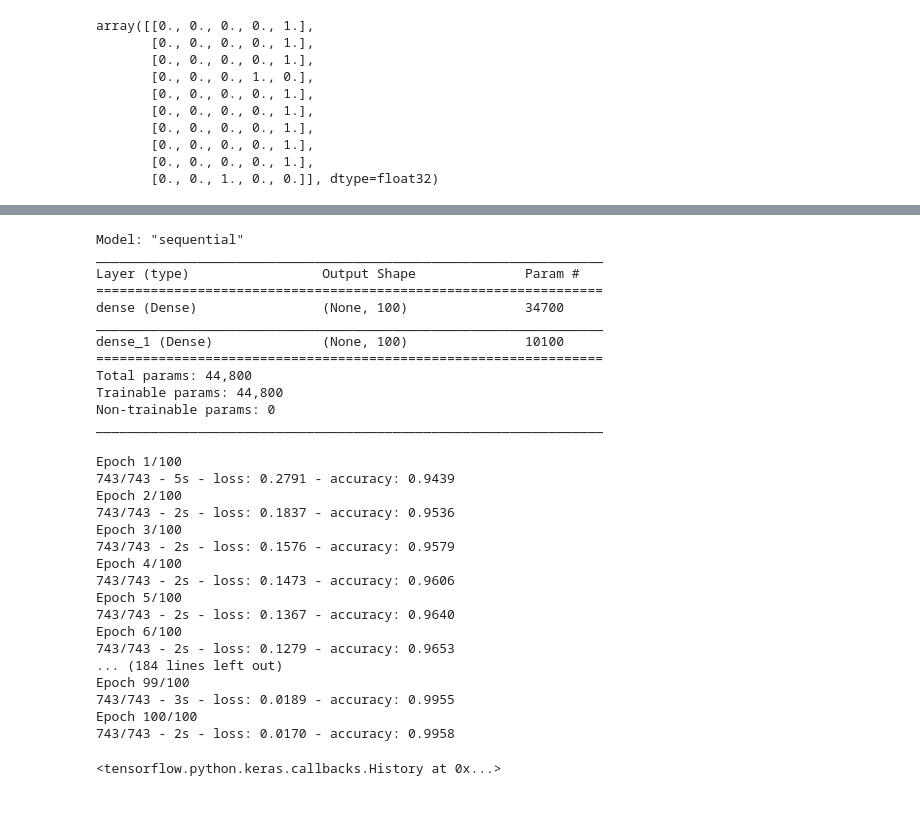
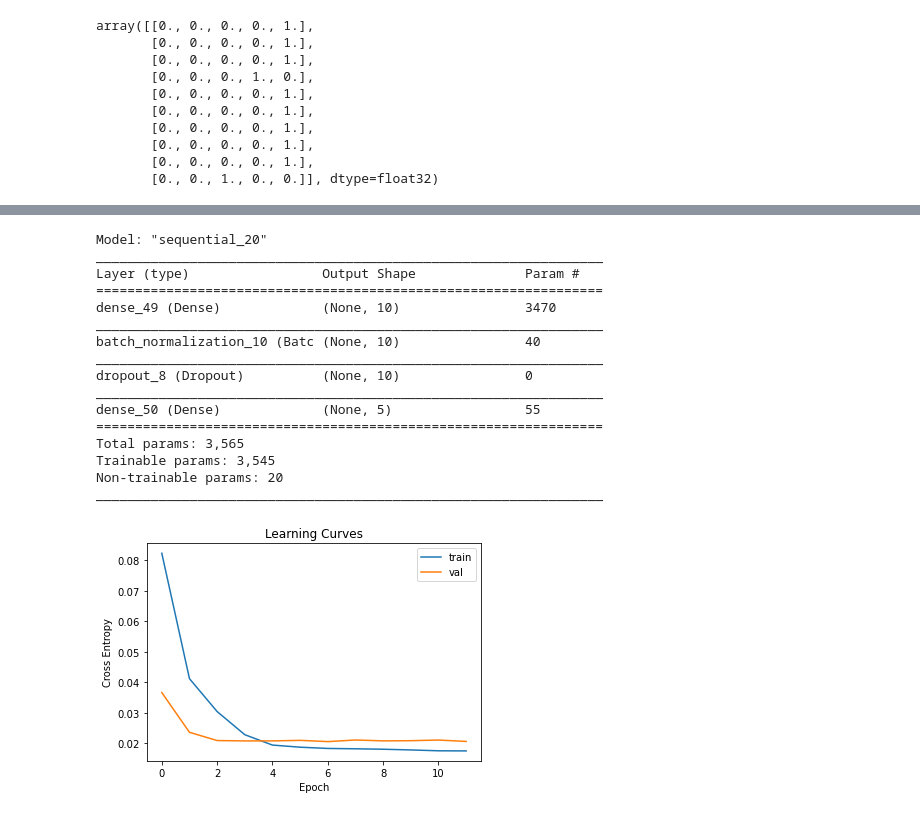
Before and after one commit to cbragg3136/Final_Project-Gaming_ML, a Jupyter notebook: ml_noteboooks/Neural_Network.ipynb, the cells around one changed output, grey strips where cells are left out. Drawn from its saved outputs; the diff is of its cells as text; code cells hidden in the pictures.

```diff
--- a/ml_noteboooks/Neural_Network_with_Developers_Publishers.ipynb
+++ b/ml_noteboooks/Neural_Network.ipynb
@@ -125,5 +131,21 @@ array([[0., 0., 0., 0., 1.],
        [0., 0., 1., 0., 0.]], dtype=float32)
 # %%
 model = Sequential()
-model.add(Dense(100, activation='relu', input_dim=X_train.shape[1]))
-model.add(Dense(100, activation='relu'))
+model.add(Dense(10, activation='relu', kernel_initializer='he_normal', input_dim=X_train.shape[1]))
+model.add(BatchNormalization())
+model.add(Dropout(0.5))
+model.add(Dense(y_train_categorical.shape[1], activation="softmax"))
+# %%
+model.compile(loss="mse",
+              optimizer="adam", metrics=['accuracy'])
+es = EarlyStopping(monitor='val_loss', patience=5)
+# %%
+history = model.fit(
+    X_train_scaled,
+    y_train_categorical,
+    epochs=100,
+    shuffle=True,
+    verbose=2,
+    validation_split=0.3,
+    callbacks=[es]
+)
@@ -130,15 +170,19 @@ model.add(Dense(100, activation='relu'))
 # %%
 model.summary()
 # %% [output]
-Model: "sequential"
+Model: "sequential_20"
 _________________________________________________________________
 Layer (type)                 Output Shape              Param #
 =================================================================
-dense (Dense)                (None, 100)               34700
+dense_49 (Dense)             (None, 10)                3470
 _________________________________________________________________
-dense_1 (Dense)              (None, 100)               10100
+batch_normalization_10 (Batc (None, 10)                40
+_________________________________________________________________
+dropout_8 (Dropout)          (None, 10)                0
+_________________________________________________________________
+dense_50 (Dense)             (None, 5)                 55
 =================================================================
-Total params: 44,800
-Trainable params: 44,800
-Non-trainable params: 0
+Total params: 3,565
+Trainable params: 3,545
+Non-trainable params: 20
 _________________________________________________________________
@@ -150,30 +189,13 @@ model.compile(loss="categorical_crossentropy",
-# %%
-model.fit(
-    X_train_scaled,
-    y_train_categorical,
-    epochs=100,
-    shuffle=True,
-    verbose=2
-)
-# %% [output]
-Epoch 1/100
-743/743 - 5s - loss: 0.2791 - accuracy: 0.9439
-Epoch 2/100
-743/743 - 2s - loss: 0.1837 - accuracy: 0.9536
-Epoch 3/100
-743/743 - 2s - loss: 0.1576 - accuracy: 0.9579
-Epoch 4/100
-743/743 - 2s - loss: 0.1473 - accuracy: 0.9606
-Epoch 5/100
-743/743 - 2s - loss: 0.1367 - accuracy: 0.9640
-Epoch 6/100
-743/743 - 2s - loss: 0.1279 - accuracy: 0.9653
-... (184 lines left out)
-Epoch 99/100
-743/743 - 3s - loss: 0.0189 - accuracy: 0.9955
-Epoch 100/100
-743/743 - 2s - loss: 0.0170 - accuracy: 0.9958
-<tensorflow.python.keras.callbacks.History at 0x...>
+# %%
+pyplot.title('Learning Curves')
+pyplot.xlabel('Epoch')
+pyplot.ylabel('Cross Entropy')
+pyplot.plot(history.history['loss'], label='train')
+pyplot.plot(history.history['val_loss'], label='val')
+pyplot.legend()
+pyplot.show()
+# %% [output]
+[figure, added]
 # %%
 model_loss, model_accuracy = model.evaluate(X_test_scaled, y_test_categorical, verbose=2)
 print(f"Loss: {model_loss}, Accuracy: {model_accuracy}")
```
Also changed, not shown: parts of 7 cells of this notebook, 1 other file.
